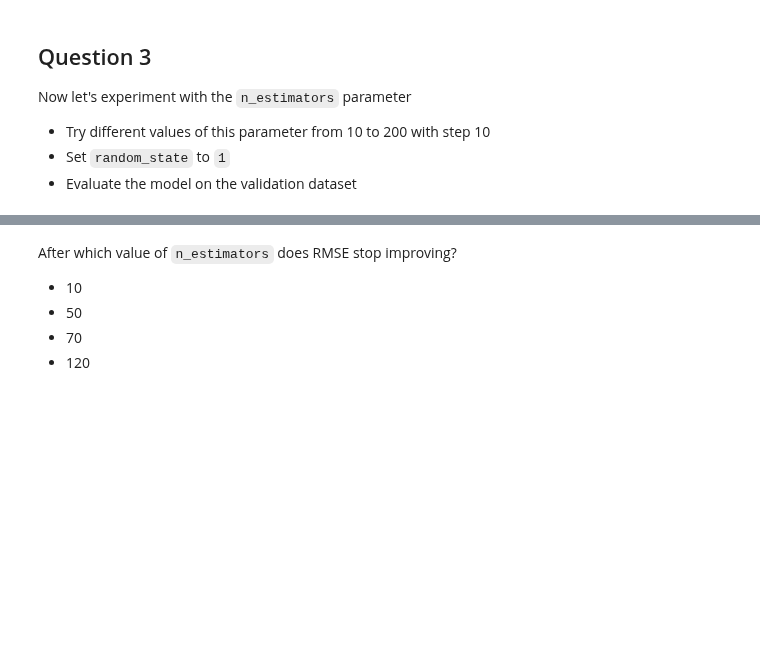
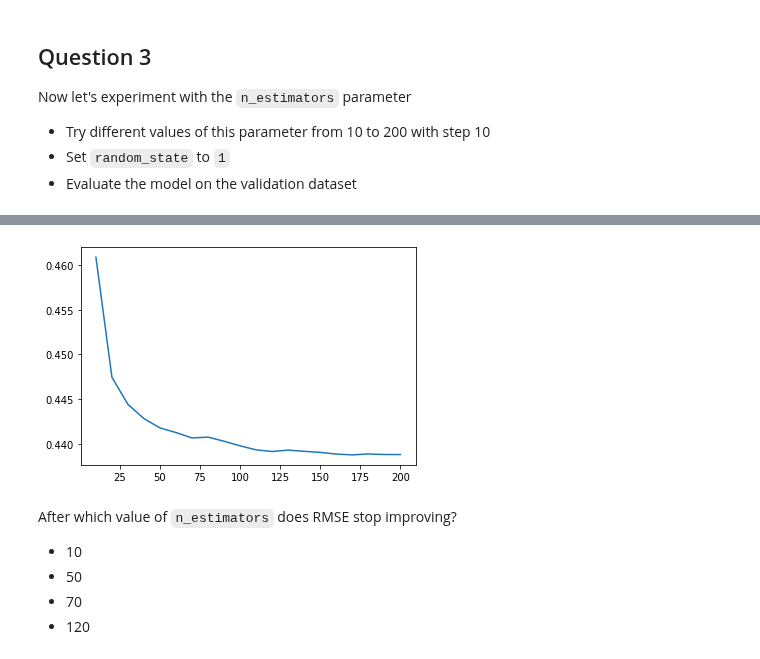
Before and after one commit to depknaraynscientist/Data_Science, a Jupyter notebook: ML_Zoomcamp_A6.ipynb, the cells around one changed output, grey strips where cells are left out. Cells and saved outputs as stored; diff of their text form; code cells hidden in the pictures; blank space fills up the shorter version.

```diff
--- a/ML_Zoomcamp_A6.ipynb
+++ b/ML_Zoomcamp_A6.ipynb
@@ -158,5 +235,5 @@ Let's train a decision tree regressor to predict the price variable.
 
 * Train a model with `max_depth=1`
 # %%
-from sklearn.tree import DecisionTreeClassifier
-model_qn1 = DecisionTreeClassifier(max_depth=1)
+from sklearn.tree import DecisionTreeRegressor
+model_qn1 = DecisionTreeRegressor(max_depth=1)
@@ -190,4 +324,4 @@ from sklearn.ensemble import RandomForestClassifier
 # %%
-model_qn_2 = RandomForestClassifier(n_estimators=10, random_state=1, n_jobs=-1)
+model_qn_2 = RandomForestRegressor(n_estimators=10, random_state=1, n_jobs=-1) #n_estimators is the no of trees. #n_jobs will parallelize i think
 model_qn_2.fit(X_train_encoded, y_train)
 # %% [output]
@@ -207,3 +363,15 @@ Now let's experiment with the `n_estimators` parameter
 * Try different values of this parameter from 10 to 200 with step 10
 * Set `random_state` to `1`
 * Evaluate the model on the validation dataset
+# %%
+def pred_rf_wrt_estimators(n):
+  model = RandomForestRegressor(n_estimators=n, random_state=1, n_jobs=-1)
+  model.fit(X_train_encoded, y_train)
+  prediction = model.predict(X_val_encoded)
+  rmse = mean_squared_error(y_val, prediction, squared=False)
+  return rmse
+# %%
+estimator_list = np.arange(10,210, 10)
+result = []
+for numbr in estimator_list:
+  result.append(pred_rf_wrt_estimators(numbr))
@@ -210,3 +403,8 @@ Now let's experiment with the `n_estimators` parameter
+# %%
+plt.plot(estimator_list, result)
+plt.show()
+# %% [output]
+[figure, added]
 # %% [markdown]
 After which value of `n_estimators` does RMSE stop improving?
 
```
Also changed, not shown: parts of 41 cells of this notebook.
